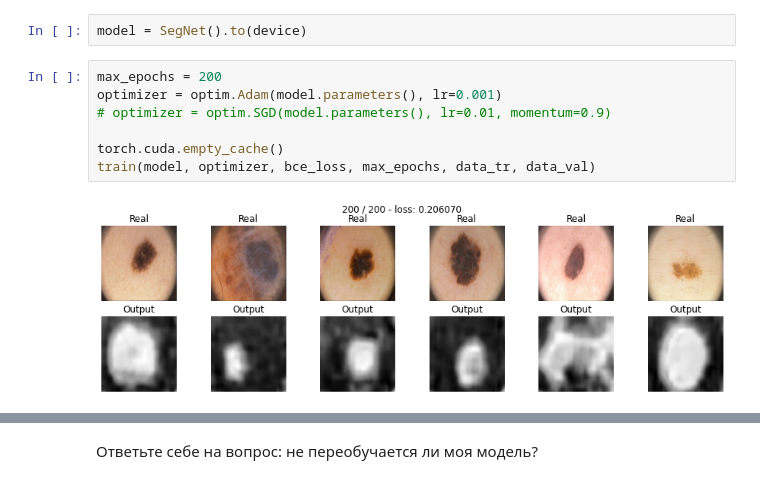
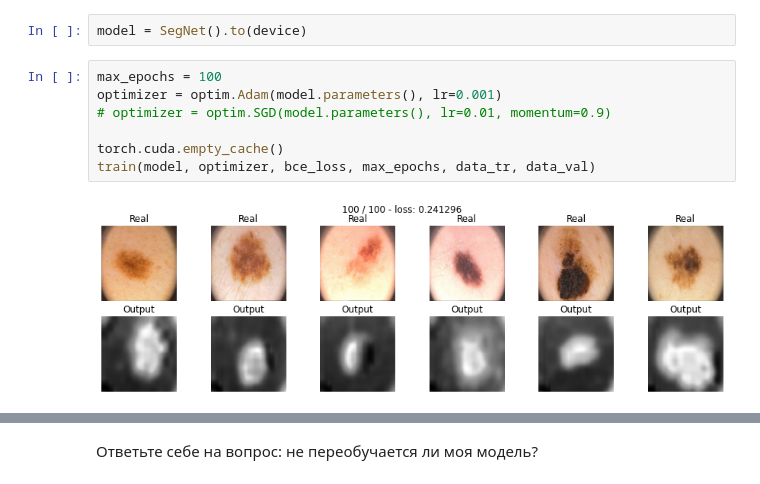
Before and after one commit to Andrey-Epifanov-k721/conv_networks, a Jupyter notebook: Семантическая_сегментация_v2.ipynb, the cells around one changed output, grey strips where cells are left out. Cells and saved outputs as stored; diff of their text form.

```diff
--- a/Семантическая_сегментация_v2.ipynb
+++ b/Семантическая_сегментация_v2.ipynb
@@ -419,14 +420,14 @@ def score_model(model, metric, data):
 # %%
 model = SegNet().to(device)
 # %%
-max_epochs = 200
+max_epochs = 100
 optimizer = optim.Adam(model.parameters(), lr=0.001)
 # optimizer = optim.SGD(model.parameters(), lr=0.01, momentum=0.9)
 
 torch.cuda.empty_cache()
 train(model, optimizer, bce_loss, max_epochs, data_tr, data_val)
 # %% [output]
-[figure, old version]
+[figure, new version]
 # %%
 score_model(model, iou_pytorch, data_val)
 # %% [output]
```
Also changed, not shown: parts of 5 cells of this notebook.
